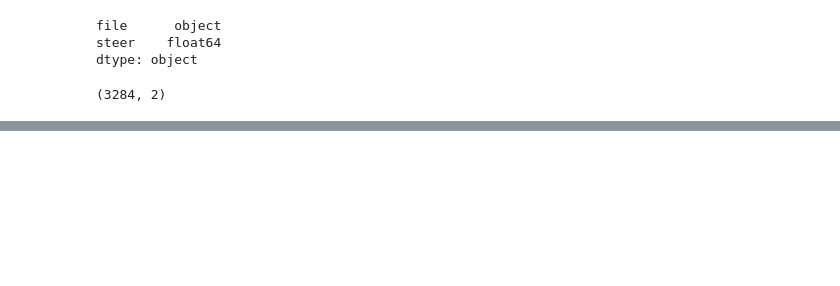
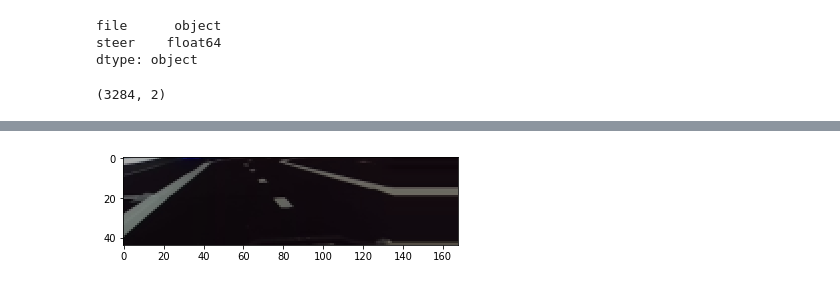
Before and after one commit to wallarug/startcon2017-mit, a Jupyter notebook: notebooks/mit-drive-NN.ipynb, the cells around one changed output, grey strips where cells are left out. Cells and saved outputs as stored; diff of their text form; code cells hidden in the pictures; blank space fills up the shorter version.

```diff
--- a/notebooks/mit-drive-NN.ipynb
+++ b/notebooks/mit-drive-NN.ipynb
@@ -199,0 +151,93 @@ def preprocess_img(row):
+# %%
+import random
+import scipy.ndimage as ndi
+
+def trans_image(image,steer):
+    # Translation
+    scale = np.random.normal(loc=0.0, scale=.5)
+    steer_ang = steer + 0.1 * scale
+    tx = 0
+    ty = 100 * scale
+
+    translation_matrix = np.float32([[1, 0, tx],
+                                     [0, 1, ty],
+                                     [0, 0, 1 ]])
+#     image_tr = cv.warpAffine(image,translation_matrix,(image.shape[1],image.shape[0]))
+    image_tr = apply_transform(image, translation_matrix)
+
+    steer_ang = max(-0.34, steer_ang)
+    steer_ang = min(0.34, steer_ang)
+
+    return image_tr,steer_ang
+
+def apply_transform(x,
+                    transform_matrix,
+                    channel_axis=2,
+                    fill_mode='nearest',
+                    cval=0.):
+    """Apply the image transformation specified by a matrix.
+    # Arguments
+        x: 2D numpy array, single image.
+        transform_matrix: Numpy array specifying the geometric transformation.
+        channel_axis: Index of axis for channels in the input tensor.
+        fill_mode: Points outside the boundaries of the input
+            are filled according to the given mode
+            (one of `{'constant', 'nearest', 'reflect', 'wrap'}`).
+        cval: Value used for points outside the boundaries
+            of the input if `mode='constant'`.
+    # Returns
+        The transformed version of the input.
+    """
+    x = np.rollaxis(x, channel_axis, 0)
+    final_affine_matrix = transform_matrix[:2, :2]
+    final_offset = transform_matrix[:2, 2]
+    channel_images = [ndi.interpolation.affine_transform(
+        x_channel,
+        final_affine_matrix,
+        final_offset,
+        order=0,
+        mode=fill_mode,
+        cval=cval) for x_channel in x]
+    x = np.stack(channel_images, axis=0)
+    x = np.rollaxis(x, 0, channel_axis + 1)
+    return x
+
+def augment_brightness_camera_images(image):
+    image1 = cv2.cvtColor(image,cv2.COLOR_RGB2HSV)
+    random_bright = .25+np.random.uniform()
+    toobright = image1[:,:,2] > 255/random_bright
+    image1[:,:,2] = image1[:,:,2]*random_bright
+    image1[:,:,2][toobright] = 255
+    image1 = cv2.cvtColor(image1,cv2.COLOR_HSV2RGB)
+    return image1
+
+def crop_resize(img):
+    img = img[200:, :]
+#     img = cv.cvtColor(img, cv.COLOR_RGB2YUV)
+    img = cv2.resize(img, (168, 44), interpolation=cv2.INTER_AREA)
+    return img
+
+def preprocess_img(row):
+    img = None
+    steering = None
+    steering = row['steer']
+
+    img = cv2.imread(row["file"])
+    img, steering = trans_image(img, steering)
+    img = crop_resize(img)
+
+    # randomly adjust brightness
+    img = augment_brightness_camera_images(img)
+
+    #random flip
+    flip = random.randint(0, 1)
+    if flip == 1:
+        img = np.fliplr(img)
+        steering = -steering
+
+    return img, steering
+
+img, steering = preprocess_img(df.iloc[0])
+print(steering)
+plt.imshow(img)
+# %% [output]
@@ -200 +246,2 @@ def preprocess_img(row):
+[figure, added]
 # %%
```
Also changed, not shown: parts of 11 cells of this notebook, 2 other files.
